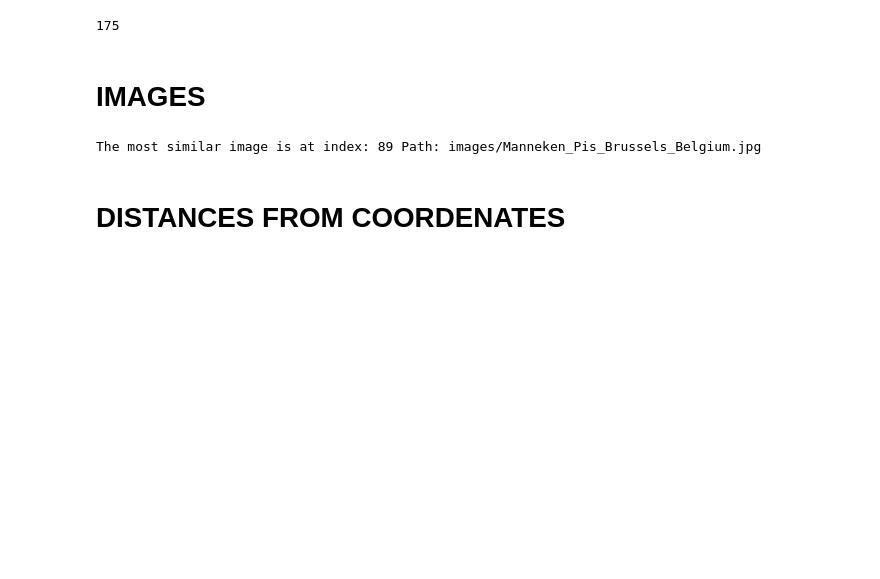
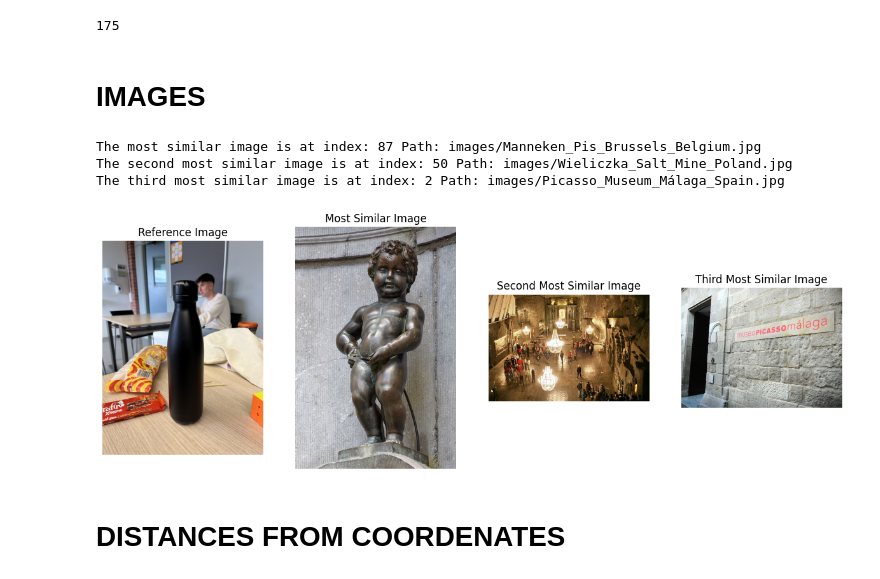
Before and after one commit to nuriallfe/hackupc-2024, a Jupyter notebook: baiges/baiges.ipynb, the cells around one changed output. Drawn from its saved outputs; the diff is of its cells as text; code cells hidden in the pictures; blank space fills up the shorter version.

Commit message:
ADD visualization

```diff
--- a/baiges/baiges.ipynb
+++ b/baiges/baiges.ipynb
@@ -233,37 +233,76 @@ def get_embedding(model, image_tensor):
 
 def find_most_similar(reference_embedding, embeddings):
     """
     Find the index of the most similar image to a reference embedding
 
     Args:
         reference_embedding (torch.Tensor): Reference embedding
         embeddings (list): List of embeddings
 
     Returns:
         int: Index of the most similar image
     """
     similarities = [cosine_similarity(reference_embedding, emb, dim=1) for emb in embeddings]
-    most_similar_index = max(range(len(similarities)), key=lambda i: similarities[i])
-    return most_similar_index
+
+    # Find the top 3 most similar images
+    most_similar_indices = sorted(range(len(similarities)), key=lambda i: similarities[i], reverse=True)[:3]
+    return most_similar_indices
 
 # Load a pre-trained ResNet model
 model = models.resnet18(pretrained=True)
 model.eval()
 
 # Extract the embeddings of the images
 reference_image_path = "ampolla.jpg"
 image_list_paths = glob.glob("images/*.jpg")
 
 reference_image = load_image(reference_image_path)
 reference_embedding = get_embedding(model, reference_image)
 
 image_embeddings = [get_embedding(model, load_image(img_path)) for img_path in image_list_paths]
 
 # Find the most similar image to the reference image
 most_similar_index = find_most_similar(reference_embedding, image_embeddings)
-print("The most similar image is at index:", most_similar_index, "Path:", image_list_paths[most_similar_index])
+print("The most similar image is at index:", most_similar_index[0], "Path:", image_list_paths[most_similar_index[0]])
+print("The second most similar image is at index:", most_similar_index[1], "Path:", image_list_paths[most_similar_index[1]])
+print("The third most similar image is at index:", most_similar_index[2], "Path:", image_list_paths[most_similar_index[2]])
+
+
+# Visualize the top 3 most similar images
+
+import matplotlib.pyplot as plt
+
+fig, axs = plt.subplots(1, 4, figsize=(15, 5))
+
+# Load and plot the reference image
+reference_image = Image.open(reference_image_path)
+axs[0].imshow(reference_image)
+axs[0].set_title("Reference Image")
+axs[0].axis('off')
+
+# Load and plot the most similar image
+most_similar_image = Image.open(image_list_paths[most_similar_index[0]])
+axs[1].imshow(most_similar_image)
+axs[1].set_title("Most Similar Image")
+axs[1].axis('off')
+
+# Load and plot the second most similar image
+second_most_similar_image = Image.open(image_list_paths[most_similar_index[1]])
+axs[2].imshow(second_most_similar_image)
+axs[2].set_title("Second Most Similar Image")
+axs[2].axis('off')
+
+# Load and plot the third most similar image
+third_most_similar_image = Image.open(image_list_paths[most_similar_index[2]])
+axs[3].imshow(third_most_similar_image)
+axs[3].set_title("Third Most Similar Image")
+axs[3].axis('off')
+plt.show()
 # %% [output]
-The most similar image is at index: 89 Path: images/Manneken_Pis_Brussels_Belgium.jpg
+The most similar image is at index: 87 Path: images/Manneken_Pis_Brussels_Belgium.jpg
+The second most similar image is at index: 50 Path: images/Wieliczka_Salt_Mine_Poland.jpg
+The third most similar image is at index: 2 Path: images/Picasso_Museum_Málaga_Spain.jpg
+[figure, added]
 # %% [markdown]
 # DISTANCES FROM COORDENATES
 # %%
```
Also changed, not shown: 4 other files.
